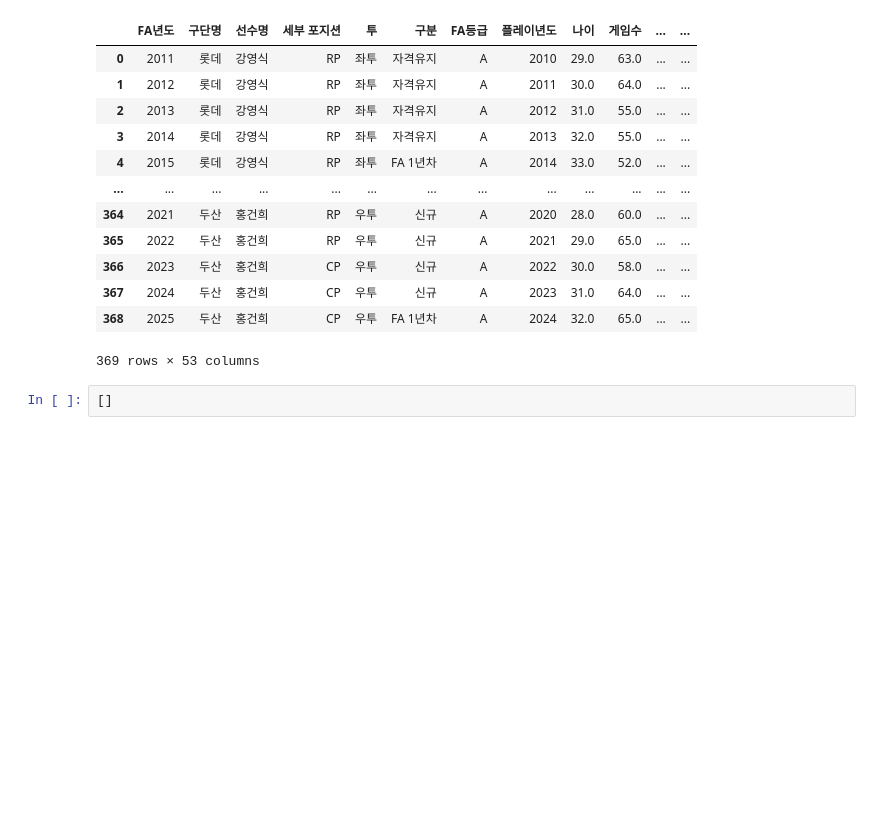
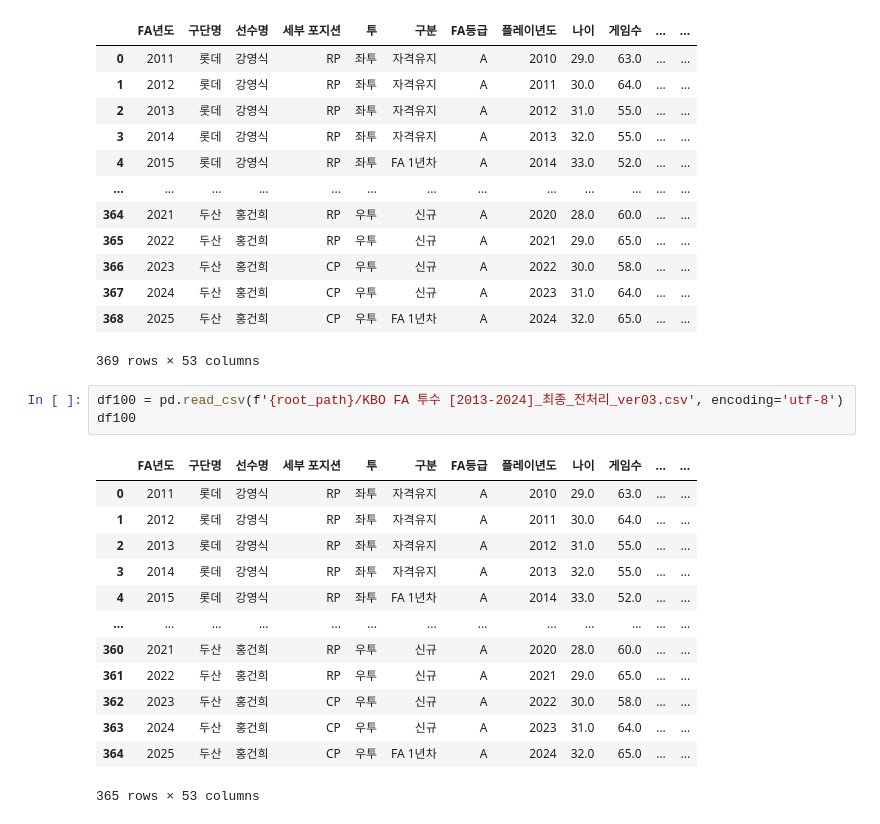
Before and after one commit to choiwj0215/datathon-team-11, a Jupyter notebook: 박상현/jupyter/FA_투수_선수_누락.ipynb, the cells around one changed output. Drawn from its saved outputs; the diff is of its cells as text; blank space fills up the shorter version.

```diff
--- a/박상현/jupyter/FA_투수_선수_누락.ipynb
+++ b/박상현/jupyter/FA_투수_선수_누락.ipynb
@@ -342,4 +342,19 @@ df2
 | 368 | 2025 | 두산 | 홍건희 | CP | 우투 | FA 1년차 | A | 2024 | 32.0 | 65.0 | ... | ... |
 369 rows × 53 columns
 # %%
-[]
+df100 = pd.read_csv(f'{root_path}/KBO FA 투수 [2013-2024]_최종_전처리_ver03.csv', encoding='utf-8')
+df100
+# %% [output]
+|  | FA년도 | 구단명 | 선수명 | 세부 포지션 | 투 | 구분 | FA등급 | 플레이년도 | 나이 | 게임수 | ... | ... |
+| 0 | 2011 | 롯데 | 강영식 | RP | 좌투 | 자격유지 | A | 2010 | 29.0 | 63.0 | ... | ... |
+| 1 | 2012 | 롯데 | 강영식 | RP | 좌투 | 자격유지 | A | 2011 | 30.0 | 64.0 | ... | ... |
+| 2 | 2013 | 롯데 | 강영식 | RP | 좌투 | 자격유지 | A | 2012 | 31.0 | 55.0 | ... | ... |
+| 3 | 2014 | 롯데 | 강영식 | RP | 좌투 | 자격유지 | A | 2013 | 32.0 | 55.0 | ... | ... |
+| 4 | 2015 | 롯데 | 강영식 | RP | 좌투 | FA 1년차 | A | 2014 | 33.0 | 52.0 | ... | ... |
+| ... | ... | ... | ... | ... | ... | ... | ... | ... | ... | ... | ... | ... |
+| 360 | 2021 | 두산 | 홍건희 | RP | 우투 | 신규 | A | 2020 | 28.0 | 60.0 | ... | ... |
+| 361 | 2022 | 두산 | 홍건희 | RP | 우투 | 신규 | A | 2021 | 29.0 | 65.0 | ... | ... |
+| 362 | 2023 | 두산 | 홍건희 | CP | 우투 | 신규 | A | 2022 | 30.0 | 58.0 | ... | ... |
+| 363 | 2024 | 두산 | 홍건희 | CP | 우투 | 신규 | A | 2023 | 31.0 | 64.0 | ... | ... |
+| 364 | 2025 | 두산 | 홍건희 | CP | 우투 | FA 1년차 | A | 2024 | 32.0 | 65.0 | ... | ... |
+365 rows × 53 columns
```
Also changed, not shown: parts of 4 cells of this notebook, 2 other files.
